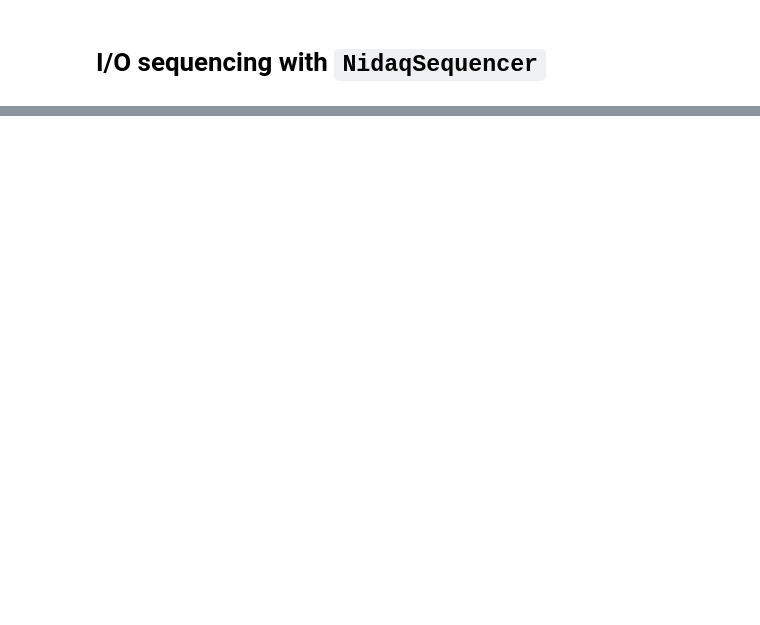
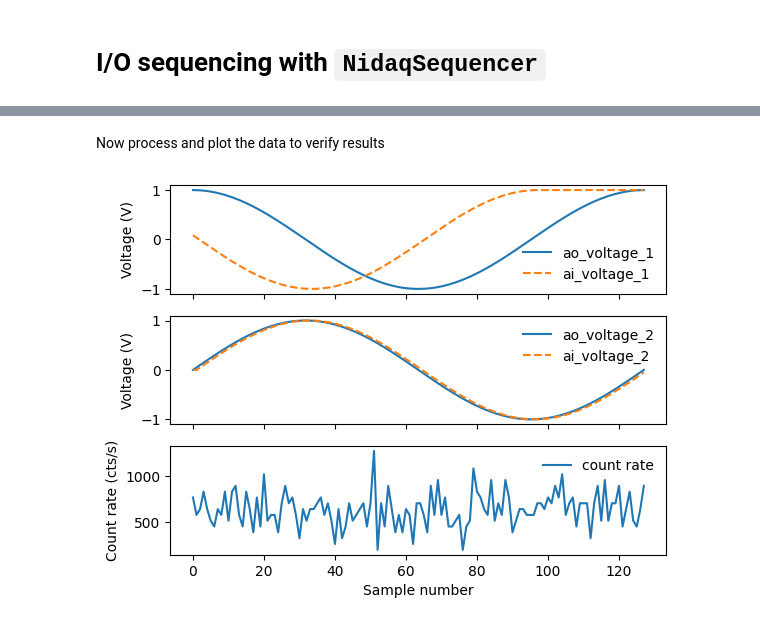
Before and after one commit to UW-Quantum-Defect-Lab/qdl-diamond, a Jupyter notebook: examples/nidaq_sequencing/nidaqsequencer.ipynb, the cells around one changed output, grey strips where cells are left out. Cells and saved outputs as stored; diff of their text form; code cells hidden in the pictures; blank space fills up the shorter version.

```diff
--- a/examples/nidaq_sequencing/nidaqsequencer.ipynb
+++ b/examples/nidaq_sequencing/nidaqsequencer.ipynb
@@ -146,0 +66,8 @@ plt.show()
+# %%
+sequencer = NidaqSequencer(
+    inputs=inputs,
+    outputs=outputs,
+    clock_device='Dev1',
+    clock_channel='port0',
+    clock_terminal='PFI12',
+)
@@ -146,0 +142,10 @@ plt.show()
+# %%
+sequencer.run_sequence(
+    clock_rate=sample_rate,
+    output_data=output_data,
+    input_samples=input_samples,
+    readout_delays=readout_delays,
+    soft_start=soft_start,
+    timeout=2*sequence_time # Should be larger than the expected sequence time including readout delays,
+                            # here 2x for simplicity but generally should be more precise.
+)
@@ -146,0 +162,30 @@ plt.show()
+# %% [markdown]
+Now process and plot the data to verify results
+# %%
+# Process the results
+output_voltage_1 = results['ao_voltage_1']
+output_voltage_2 = results['ao_voltage_2']
+input_voltage_1 = results['ai_voltage_1']
+input_voltage_2 = results['ai_voltage_2']
+raw_counts = results['ci_edge']
+# Need to conver the raw counts to count rates
+count_rate = np.diff(raw_counts,prepend=0) * sample_rate
+
+# Plot the results
+fig, ax = plt.subplots(3,1, sharex=True)
+x = np.arange(n_samples)
+ax[0].plot(x, output_voltage_1, '-', markersize=2, label='ao_voltage_1')
+ax[0].plot(x, input_voltage_1, '--', markersize=2, label='ai_voltage_1')
+ax[1].plot(x, output_voltage_2, '-', markersize=2, label='ao_voltage_2')
+ax[1].plot(x, input_voltage_2, '--', markersize=2, label='ai_voltage_2')
+ax[2].plot(x, count_rate, label='count rate')
+ax[2].set_xlabel('Sample number')
+ax[0].set_ylabel('Voltage (V)')
+ax[1].set_ylabel('Voltage (V)')
+ax[2].set_ylabel('Count rate (cts/s)')
+ax[0].legend(frameon=False)
+ax[1].legend(frameon=False)
+ax[2].legend(frameon=False)
+plt.show()
+# %% [output]
+[figure, added]
```
Also changed, not shown: parts of 35 cells of this notebook, 5 other files.
